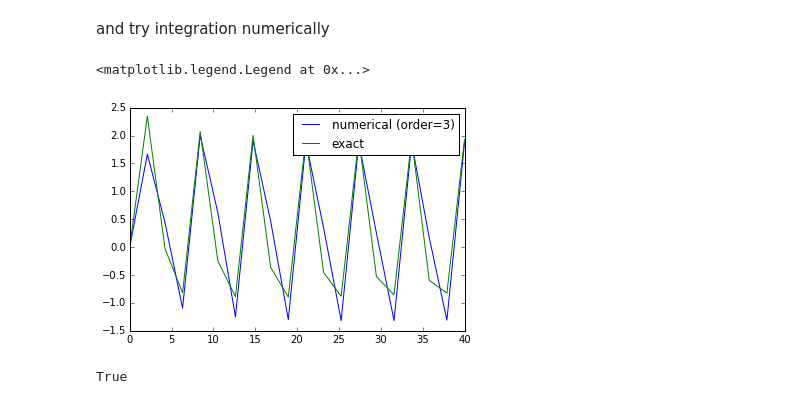
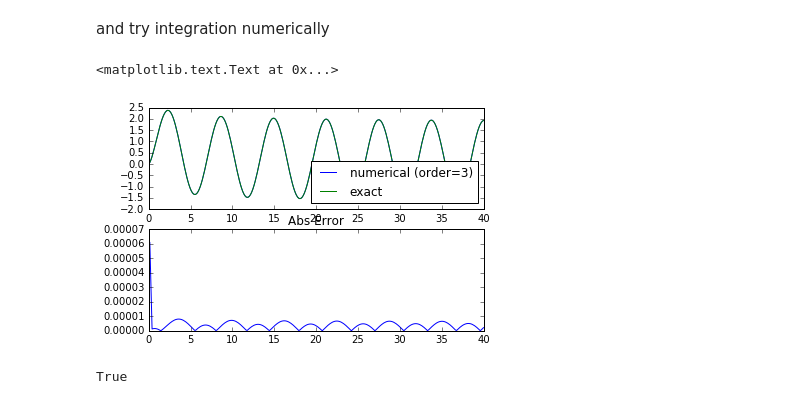
Before and after one commit to jesserobertson/maxr, a Jupyter notebook: jupyter/history.ipynb, the cells around one changed output. Cells and saved outputs as stored; diff of their text form; code cells hidden in the pictures.

```diff
--- a/jupyter/history.ipynb
+++ b/jupyter/history.ipynb
@@ -74,20 +74,23 @@ plt.legend()
 # %% [markdown]
 and try integration numerically
 # %%
-nsteps = 20
+nsteps = 300
 order = 3
 tmin = 0
 tmax = 40
 ts = numpy.linspace(tmin, tmax, nsteps)
 numeric = evaluate_history_integral(numpy.sin, ts, order=order)
 exact = solution(ts)
-plt.plot(ts, numeric,
+f, ax = plt.subplots(2, 1)
+ax[0].plot(ts, numeric,
          label='numerical (order={0})'.format(order))
-plt.plot(ts, exact, label='exact')
-plt.legend()
+ax[0].plot(ts, exact, label='exact')
+ax[0].legend(loc='lower right')
+ax[1].plot(ts, numpy.abs(numeric - exact))
+ax[1].set_title('Abs Error')
 # %% [output]
-<matplotlib.legend.Legend at 0x...>
+<matplotlib.text.Text at 0x...>
-[figure, old version]
+[figure, new version]
 # %%
 numpy.median(numeric - exact) < 1e-6
 # %% [output]
```
Also changed, not shown: parts of 6 cells of this notebook, 2 other files.
